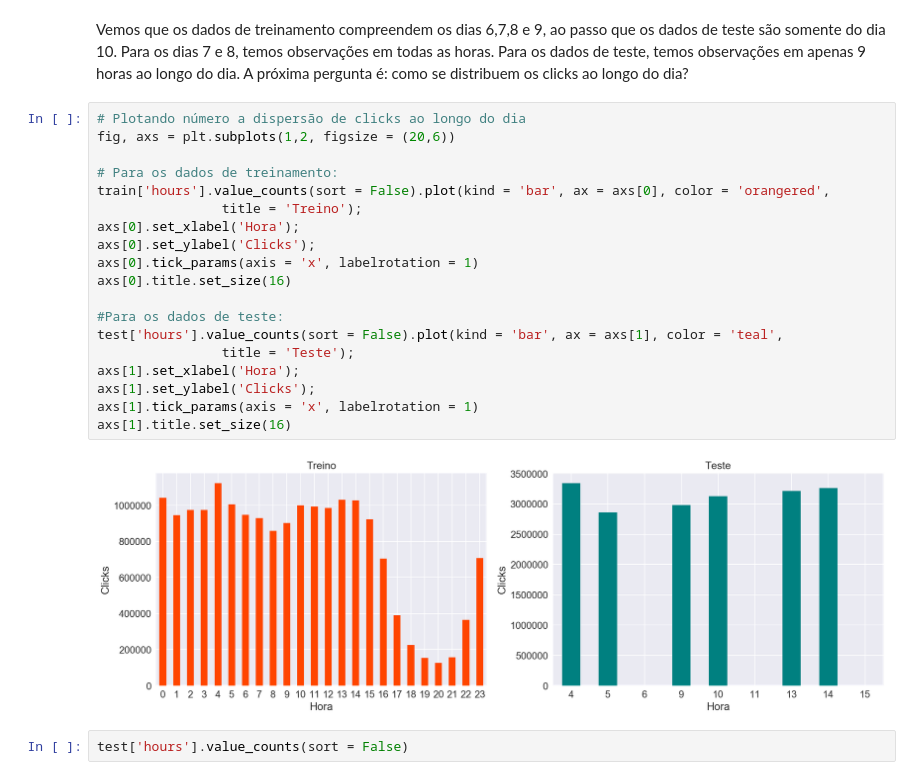
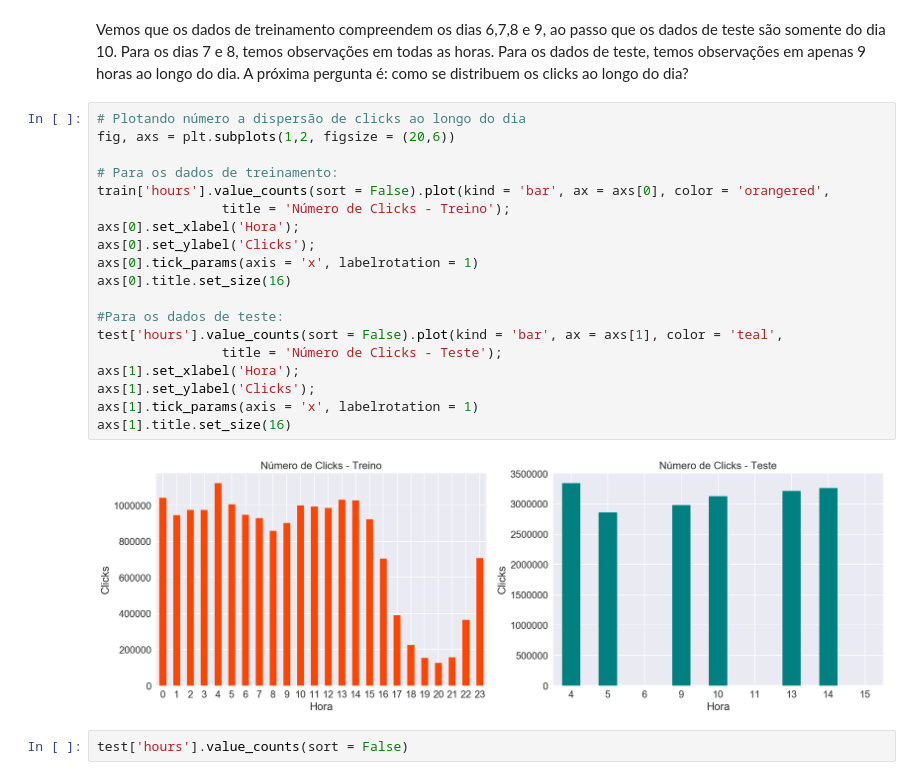
Before and after one commit to rgriva/Kaggle, a Jupyter notebook: EDA-Raul.ipynb, the cells around one changed output. Cells and saved outputs as stored; diff of their text form.

```diff
--- a/EDA-Raul.ipynb
+++ b/EDA-Raul.ipynb
@@ -100,24 +100,24 @@ Vemos que os dados de treinamento compreendem os dias 6,7,8 e 9, ao passo que os
 # %%
 # Plotando número a dispersão de clicks ao longo do dia
 fig, axs = plt.subplots(1,2, figsize = (20,6))
 
 # Para os dados de treinamento:
 train['hours'].value_counts(sort = False).plot(kind = 'bar', ax = axs[0], color = 'orangered',
-                title = 'Treino');
+                title = 'Número de Clicks - Treino');
 axs[0].set_xlabel('Hora');
 axs[0].set_ylabel('Clicks');
 axs[0].tick_params(axis = 'x', labelrotation = 1)
 axs[0].title.set_size(16)
 
 #Para os dados de teste:
 test['hours'].value_counts(sort = False).plot(kind = 'bar', ax = axs[1], color = 'teal',
-                title = 'Teste');
+                title = 'Número de Clicks - Teste');
 axs[1].set_xlabel('Hora');
 axs[1].set_ylabel('Clicks');
 axs[1].tick_params(axis = 'x', labelrotation = 1)
 axs[1].title.set_size(16)
 # %% [output]
-[figure, old version]
+[figure, new version]
 # %%
 test['hours'].value_counts(sort = False)
 # %% [output]
```
Also changed, not shown: parts of 15 cells of this notebook.
